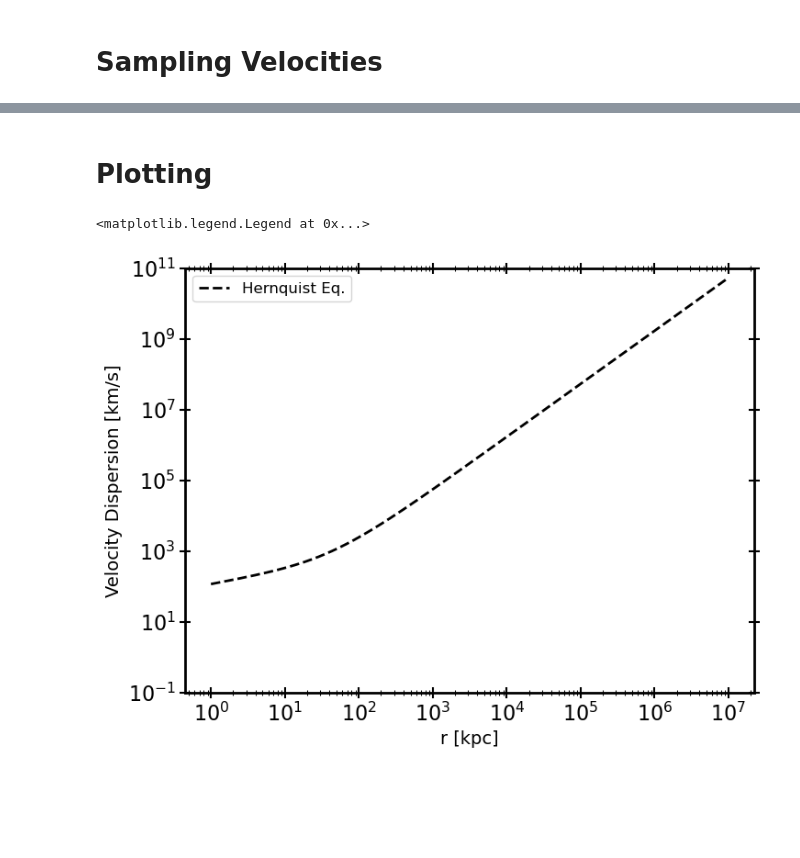
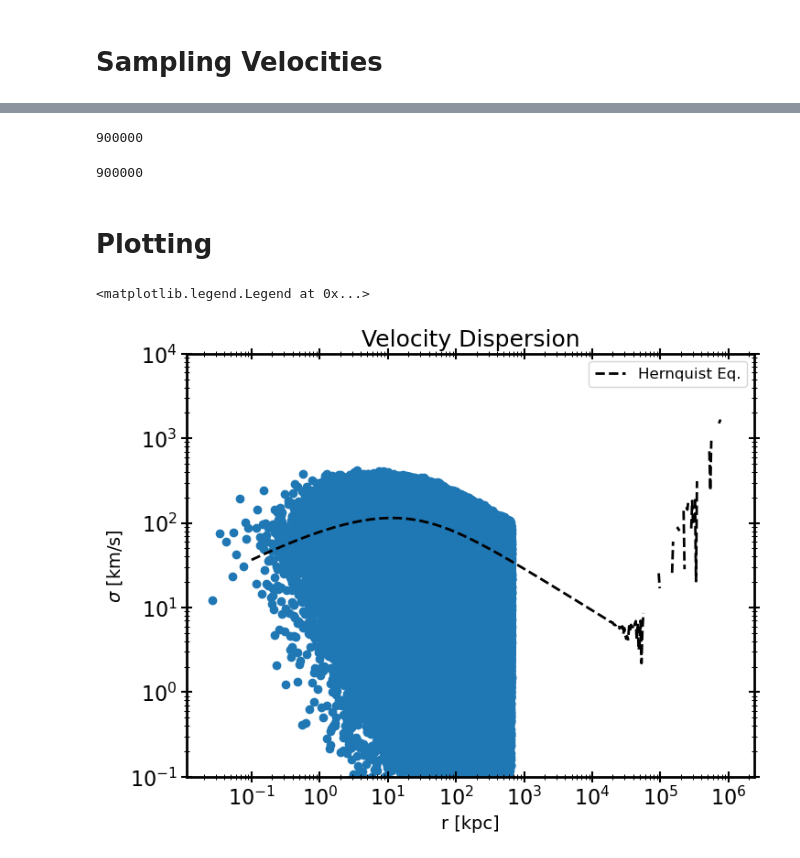
Before and after one commit to carlosajurado/AST384C-Computational-Astrophysics, a Jupyter notebook: HW1.ipynb, the cells around one changed output, grey strips where cells are left out. Drawn from its saved outputs; the diff is of its cells as text; code cells hidden in the pictures; blank space fills up the shorter version.

```diff
--- a/HW1.ipynb
+++ b/HW1.ipynb
@@ -322,15 +322,16 @@ G=4.30071e-6
 
 
 def Hern_velocity_disper(M, a, r):
-    return np.sqrt( (G*M/(12*a)) * ( ( (12*r*(r+a)**3)/a**4 )*np.log( (r+a)/r ) ) - (r/(r+a))*(25 + 52*r/a +42*(r/a)**2 + 12*(r/a)**3 )  )
+    return np.sqrt( G*M/(12*a) * (( ( (12*r*(r+a)**3)/a**4 )*np.log( (r+a)/r ) ) -
+                                  ( r/(r+a) )*(25 + 52*r/a + 42*(r/a)**2 + 12*(r/a)**3 ))   )
 # %% [markdown]
 # Generating a sample of positions for the particles
 # %%
 my_randState=np.random.RandomState(seed=1234)
 
 rand_vals=my_randState.rand(nptot)
-r=np.sort(1/(rand_vals**(-0.5)-1.))
-r *= a
+r_arr=np.sort(1/(rand_vals**(-0.5)-1.))
+r_arr *= a
 
 
 
@@ -363,16 +525,48 @@ plt.legend(frameon=False)
+# %%
+print(len(E_sampled))
+# %% [output]
+900000
+# %%
+r_arr_sampled = r_arr[0:len(E_sampled)]
+v_arr = velocity(r_arr_sampled, E_sampled)
+
+# Sample azimuthal angles (phi) uniformly between 0 and 2*pi
+phi = 2 * np.pi * np.random.random(len(v_arr))
+
+cos_theta = 2 * np.random.random(len(v_arr)) - 1
+theta = np.arccos(cos_theta)
+
+
+# Calculate the velocity components in spherical coordinates
+v_r = v_arr * np.sin(theta) * np.cos(phi)
+v_theta = v_arr * np.sin(theta) * np.sin(phi)
+v_phi = v_arr * np.cos(theta)
+# %%
+vr_abs = np.abs(v_r)
+print(len(vr_abs))
+# %% [output]
+900000
 # %% [markdown]
 # Plotting
 # %%
-r_disper = np.logspace(0, 7, num=20000) #in kpc
+r_disper = np.logspace(-1, 6, num=500) #in kpc
 v_disper = Hern_velocity_disper(mtot, a, r_disper)
 
+
+
+
+#plt.loglog(bincenters, vr, 'k-', lw=3, label='Binned')
 plt.loglog(r_disper, v_disper, color = 'black', linestyle = '--',
            label = 'Hernquist Eq.', lw=2)
+plt.scatter(r_arr[0:len(E_sampled)], vr_abs)
 
+
+
+plt.title('Velocity Dispersion')
 plt.xlabel('r [kpc]')
-plt.ylim(10**-1, 10**11)
-plt.ylabel('Velocity Dispersion [km/s]')
+plt.ylim(10**-1, 10**4)
+plt.ylabel(r'$\sigma$ [km/s]')
 plt.legend()
 # %% [output]
 <matplotlib.legend.Legend at 0x...>
-[figure, old version]
+[figure, new version]
```
Also changed, not shown: parts of 7 cells of this notebook.
